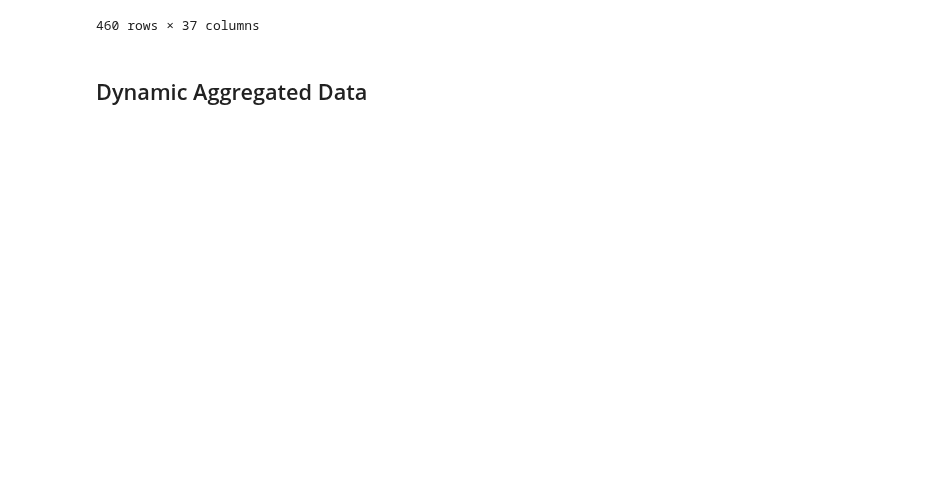
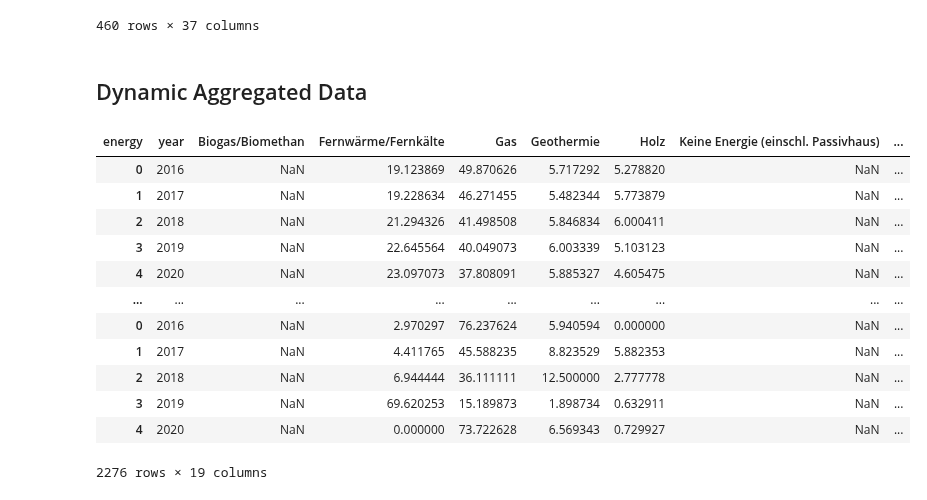
Before and after one commit to uclab-potsdam/klimataz, a Jupyter notebook: data/buildings/final_data_landkreis_new_building_renewables.ipynb, the cells around one changed output. Cells and saved outputs as stored; diff of their text form; code cells hidden in the pictures; blank space fills up the shorter version.

```diff
--- a/data/buildings/final_data_landkreis_new_building_renewables.ipynb
+++ b/data/buildings/final_data_landkreis_new_building_renewables.ipynb
@@ -392,33 +439,50 @@ agg_wide.to_csv("data/final_data_aggregated_landkreis_newbuildings_renewables.cs
 # %%
 renewables = ["Solarthermie","Geothermie","Umweltthermie (Luft/Wasser)","Holz","Biogas/Biomethan","Sonstige Biomasse","Keine Energie (einschl. Passivhaus)"]
 fossils = ["Gas","Strom","Öl","Fernwärme/Fernkälte","Sonstige Heizenergie"]
 
 
 def agg_below_five(df,energies,name):
     temp = df.copy()
     below_five = []
     for energy in energies:
         #get all energies below 5
         if all(temp[energy] < 5):
             below_five.append(energy)
 
-    #sum them up
+    #aggregate them
     temp[name]=bremen[below_five].sum(axis=1)
     #set originals to nan
     temp[below_five] = np.nan
     return temp
 
-#pivot data
-
+#iterate over all orte
 orte = pivot.ort_ags.unique()
 dyn_pre = pivot.copy()
 dyn_agg = pd.DataFrame()
 
 for ort in orte:
 
     snippet = dyn_pre[dyn_pre.ort_ags == ort]
 
+    #aggregate renewables
     snippet = agg_below_five(snippet,renewables,"andere erneuerbare Energien")
+    #aggregate fossils
     snippet = agg_below_five(snippet,fossils,"andere fossile Energien")
 
     dyn_agg = pd.concat([dyn_agg, snippet])
+
+dyn_agg
+# %% [output]
+| energy | year | Biogas/Biomethan | Fernwärme/Fernkälte | Gas | Geothermie | Holz | Keine Energie (einschl. Passivhaus) | ... |
+| 0 | 2016 | NaN | 19.123869 | 49.870626 | 5.717292 | 5.278820 | NaN | ... |
+| 1 | 2017 | NaN | 19.228634 | 46.271455 | 5.482344 | 5.773879 | NaN | ... |
+| 2 | 2018 | NaN | 21.294326 | 41.498508 | 5.846834 | 6.000411 | NaN | ... |
+| 3 | 2019 | NaN | 22.645564 | 40.049073 | 6.003339 | 5.103123 | NaN | ... |
+| 4 | 2020 | NaN | 23.097073 | 37.808091 | 5.885327 | 4.605475 | NaN | ... |
+| ... | ... | ... | ... | ... | ... | ... | ... | ... |
+| 0 | 2016 | NaN | 2.970297 | 76.237624 | 5.940594 | 0.000000 | NaN | ... |
+| 1 | 2017 | NaN | 4.411765 | 45.588235 | 8.823529 | 5.882353 | NaN | ... |
+| 2 | 2018 | NaN | 6.944444 | 36.111111 | 12.500000 | 2.777778 | NaN | ... |
+| 3 | 2019 | NaN | 69.620253 | 15.189873 | 1.898734 | 0.632911 | NaN | ... |
+| 4 | 2020 | NaN | 0.000000 | 73.722628 | 6.569343 | 0.729927 | NaN | ... |
+2276 rows × 19 columns
```
Also changed, not shown: parts of 7 cells of this notebook, 1 other file.
